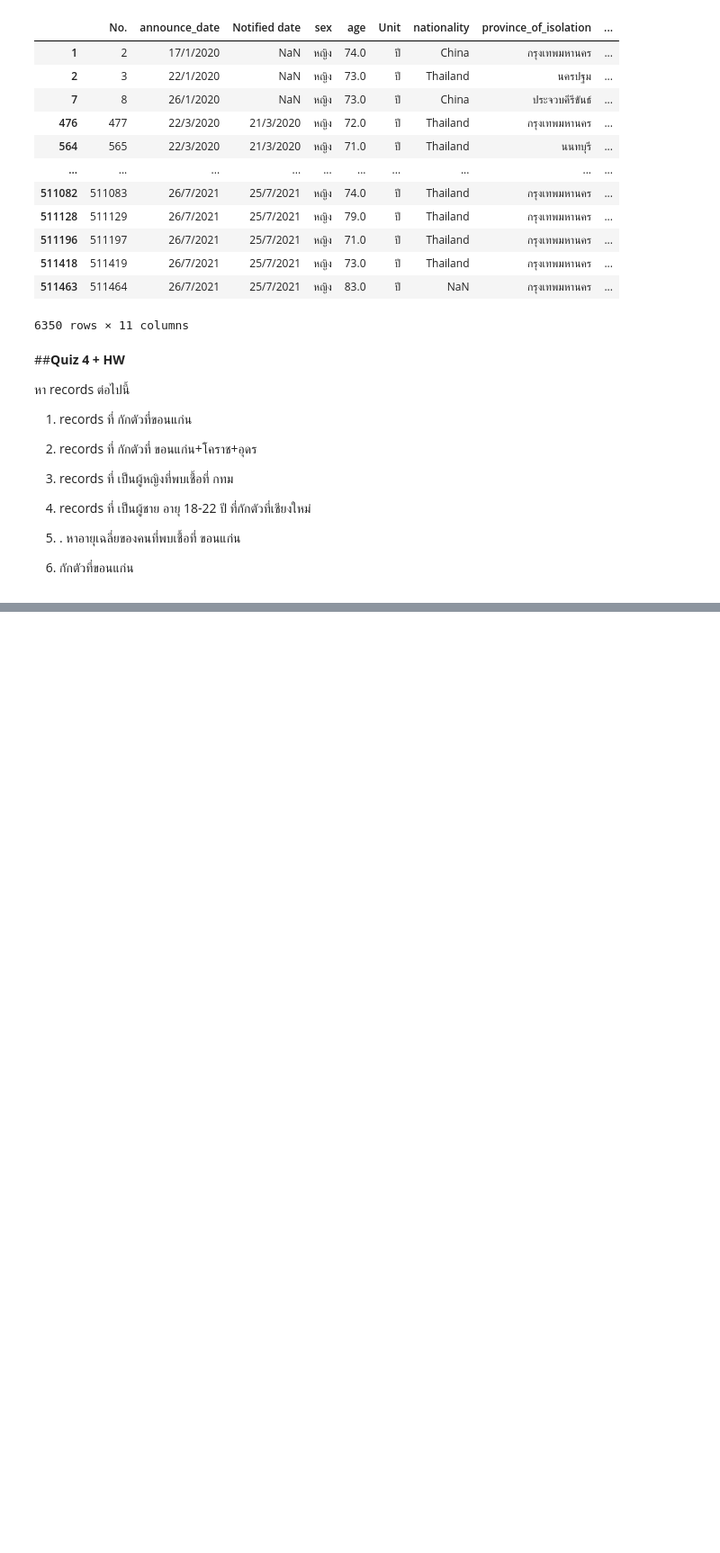
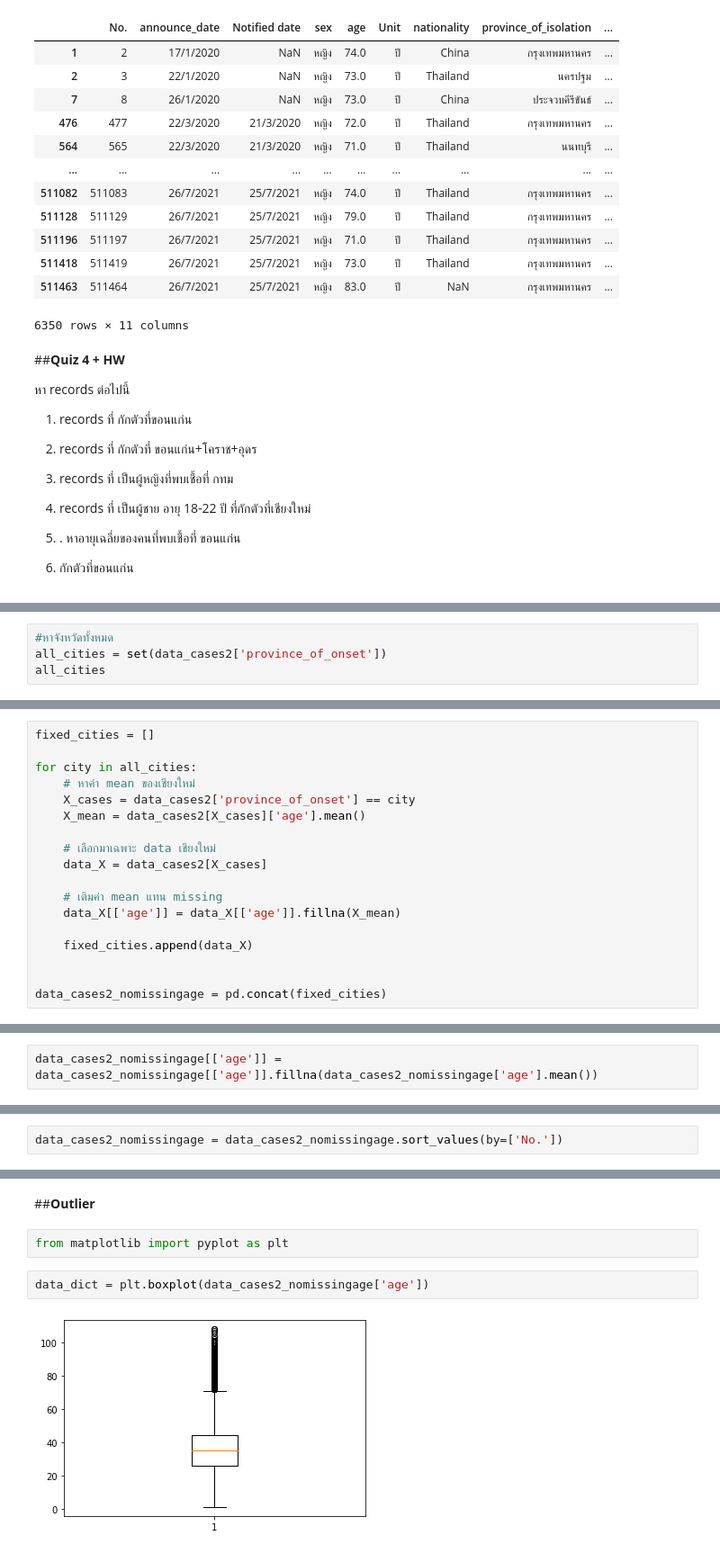
Before and after one commit to nualpair/DWDM21, a Jupyter notebook: Data_Preprocessing_(Chapter3).ipynb, the cells around one changed output, grey strips where cells are left out. Shown: that part at 90% size. Cells and saved outputs as stored; diff of their text form; blank space fills up the shorter version.

```diff
--- a/Data_Preprocessing_(Chapter3).ipynb
+++ b/Data_Preprocessing_(Chapter3).ipynb
@@ -736,0 +817,4 @@ dtype: float64
+# %%
+#หาจังหวัดทั้งหมด
+all_cities = set(data_cases2['province_of_onset'])
+all_cities
@@ -736,0 +839,18 @@ dtype: float64
+# %%
+fixed_cities = []
+
+for city in all_cities:
+    # หาค่า mean ของเชียงใหม่
+    X_cases = data_cases2['province_of_onset'] == city
+    X_mean = data_cases2[X_cases]['age'].mean()
+
+    # เลือกมาเฉพาะ data เชียงใหม่
+    data_X = data_cases2[X_cases]
+
+    # เติมค่า mean แทน missing
+    data_X[['age']] = data_X[['age']].fillna(X_mean)
+
+    fixed_cities.append(data_X)
+
+
+data_cases2_nomissingage = pd.concat(fixed_cities)
@@ -736,0 +896,2 @@ dtype: float64
+# %%
+data_cases2_nomissingage[['age']] = data_cases2_nomissingage[['age']].fillna(data_cases2_nomissingage['age'].mean())
@@ -736,0 +931,2 @@ dtype: float64
+# %%
+data_cases2_nomissingage = data_cases2_nomissingage.sort_values(by=['No.'])
@@ -736,0 +949,8 @@ dtype: float64
+# %% [markdown]
+##**Outlier**
+# %%
+from matplotlib import pyplot as plt
+# %%
+data_dict = plt.boxplot(data_cases2_nomissingage['age'])
+# %% [output]
+[figure, added]
```
Also changed, not shown: parts of 52 cells of this notebook.
